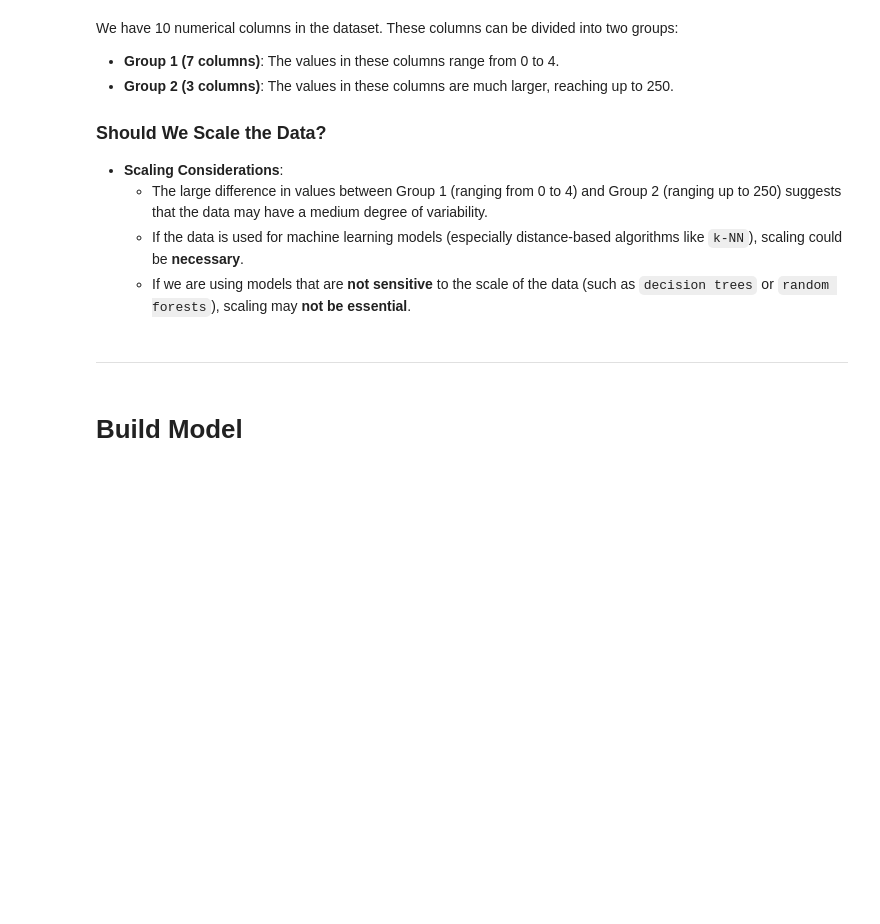
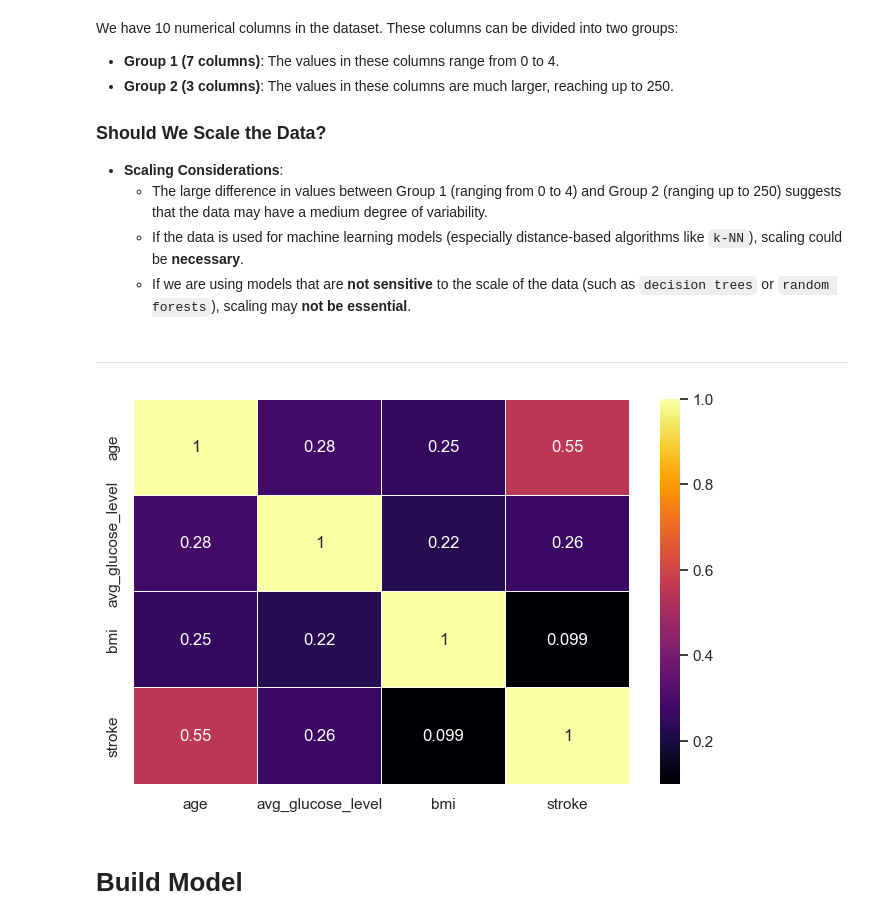
Before and after one commit to Yosofhatem/DataMiningProject, a Jupyter notebook: Classification/Classificaion_Model.ipynb, the cells around one changed output. Cells and saved outputs as stored; diff of their text form; code cells hidden in the pictures; blank space fills up the shorter version.

```diff
--- a/Classification/Classificaion_Model.ipynb
+++ b/Classification/Classificaion_Model.ipynb
@@ -317,6 +345,13 @@ We have 10 numerical columns in the dataset. These columns can be divided into t
     - If we are using models that are **not sensitive** to the scale of the data (such as `decision trees` or `random forests`), scaling may **not be essential**.
 # %% [markdown]
 ---
+# %%
+plt.figure(figsize=(8,5))
+sns.heatmap(df_copy_oversampled[['age','avg_glucose_level','bmi','stroke']].corr(), annot=True,linewidths=.5, linecolor='white',cmap='inferno')
+
+plt.show()
+# %% [output]
+[figure, added]
 # %% [markdown]
 # Build Model
 # %% [markdown]
```
Also changed, not shown: parts of 21 cells of this notebook, 1 other file.
